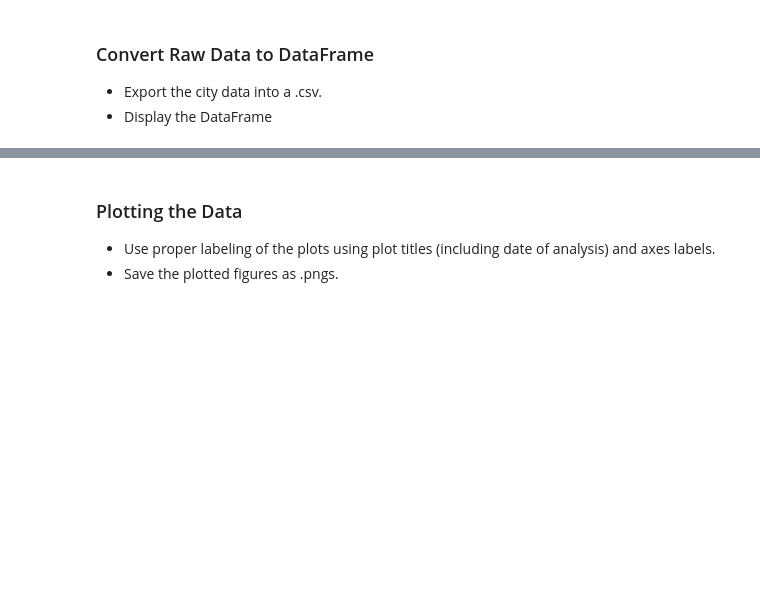
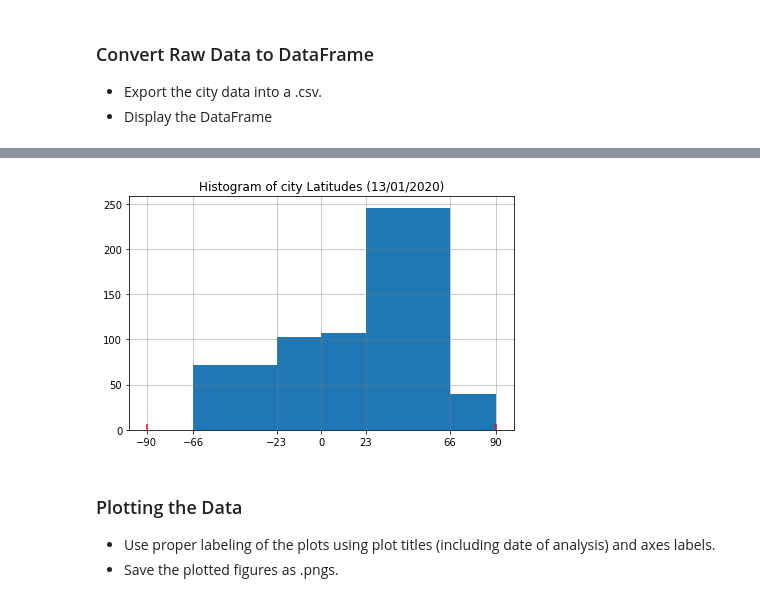
Before and after one commit to fcorreia3/python-api-challenge, a Jupyter notebook: starter_code/WeatherPy-FC.ipynb, the cells around one changed output, grey strips where cells are left out. Cells and saved outputs as stored; diff of their text form; code cells hidden in the pictures; blank space fills up the shorter version.

```diff
--- a/starter_code/WeatherPy-FC.ipynb
+++ b/starter_code/WeatherPy-FC.ipynb
@@ -61,7 +63,8 @@ units = "metric"
 query_url = f"{url}appid={api_key}&units={units}&q="
 # %%
 #Testing response with one city
-city='hobart'
+city='ushuaia'
 response = requests.get(query_url + city).json()
+#print(f"Processing record {cities.index(city)}: {city}")
 # %%
 # Testing how to fetch info from the response
@@ -134,11 +190,12 @@ Data Retrieval Complete
 # %%
 # create a data frame from cities and the data collected above from the response
 weather_dict = {
-    'city': cities,
+    'city': cities_rev,
     'country': country,
+    'date': date,
     'lat': lat,
     'lon': lon,
-    'temp': temp,
+    'max_temp': temp_max,
     'humidity': hum,
     'cloudiness': cloud,
     'wind_speed': wind
@@ -168,0 +233,6 @@ dtype: int64
+# %%
+# Converting the date from unix to datetime
+
+weather_data['date'] = pd.to_datetime(weather_data['date'])
+
+weather_data.head()
@@ -168,0 +265,27 @@ dtype: int64
+# %%
+# Generating a histogram of the latitudes of the cities
+
+# load file, if not done sequently
+# weather_data = pd.read_csv("../Resources/weather_data.csv")
+
+fig, ax = plt.subplots(tight_layout=True)
+
+#fig = plt.figure(figsize=(7,5))
+
+bins_n = [-90, -66, -23, 0, 23, 66, 90]
+plt.hist(weather_data['lat'], bins=bins_n)
+plt.vlines(90, ymin=0, ymax=6, color='red')
+plt.vlines(-90, ymin=0, ymax=6, color='red')
+
+plt.xticks(bins_n)
+
+plt.grid(color='grey', alpha=0.5)
+
+plt.title("Histogram of city Latitudes (13/01/2020)")
+#plt.xlabel("Latitude")
+# plt.ylabel("Maximum Temperature (F)")
+
+plt.savefig("../Images/latitudes-hist.png")
+plt.show()
+# %% [output]
+[figure, added]
```
Also changed, not shown: parts of 33 cells of this notebook, 8 other files.
